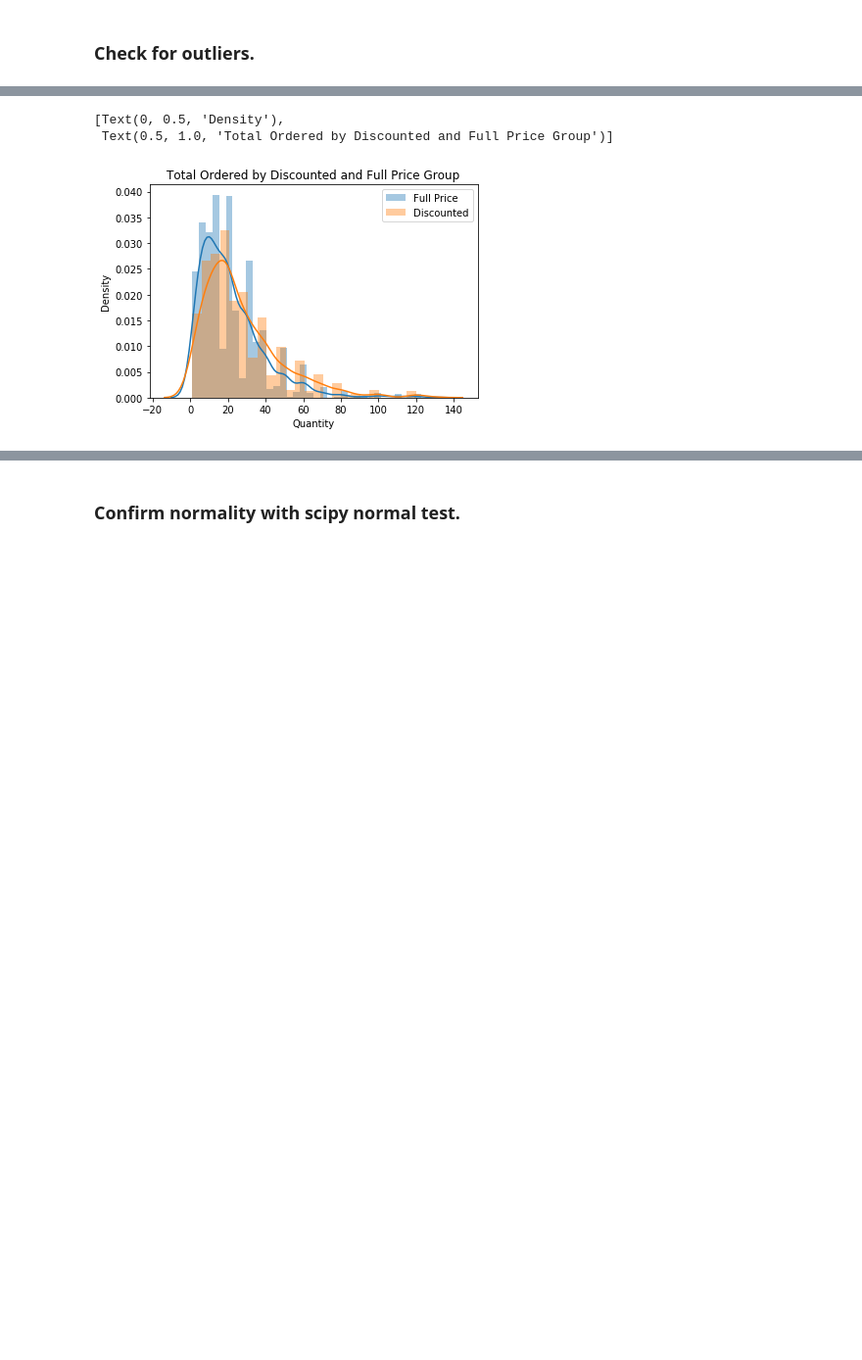
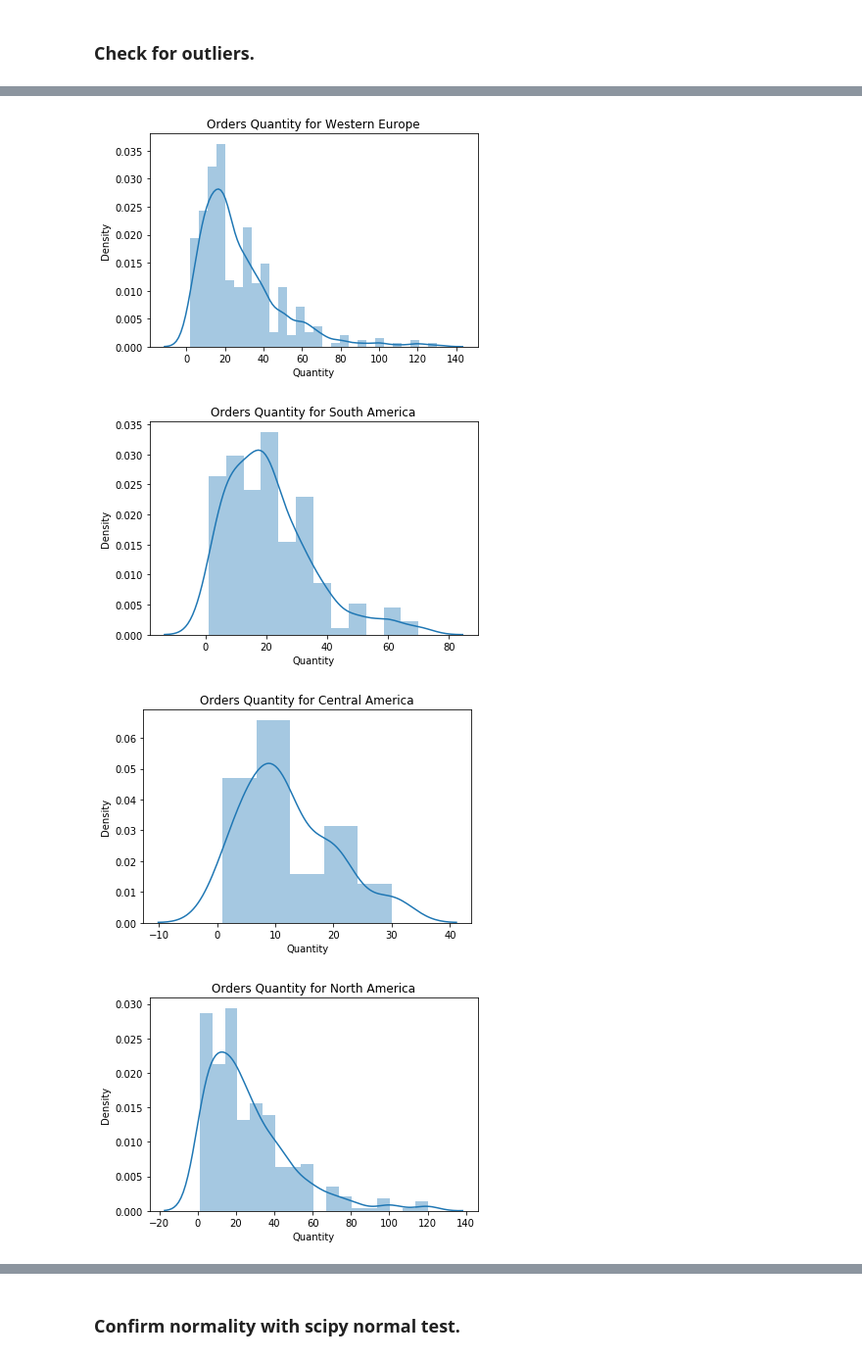
Before and after one commit to chefnewman/dsc-mod-3-project-online-ds-pt-100719, a Jupyter notebook: Student.ipynb, the cells around one changed output, grey strips where cells are left out. Shown at 98% size. Cells and saved outputs as stored; diff of their text form; code cells hidden in the pictures; blank space fills up the shorter version.

```diff
--- a/Student.ipynb
+++ b/Student.ipynb
@@ -982,0 +1002,4 @@ df_merge
+# %%
+# Prepare df_Customer to merge with df_merge
+df_Customer.rename({'Id':'CustomerId'}, axis=1, inplace=True)
+df_Customer.head()
@@ -982,0 +1013,3 @@ df_merge
+# %%
+df_Region = df_merge.merge(df_Customer, on='CustomerId', copy=True)
+df_Region.head()
@@ -1040,7 +1047,0 @@ sns.barplot(data=df_order, x='groups', y='Quantity', ci=68 )
-# %%
-# Create 'grps' dictionary to seperate 'quantity' into 'Full Price' and 'Discounted' categories.
-
-grps = {}
-for grp_name in df_order['groups'].unique():
-    grps[grp_name] = df_order.groupby('groups').get_group(grp_name)['Quantity']
-grps
@@ -1065,2 +1048,8 @@ grps
 # %% [markdown]
 ### Check for outliers.
+# %%
+# Create 'grps' dictionary to seperate 'countries' by 'quantity'.
+grps = {}
+for grp_name in df_Region['Region'].unique():
+    grps[grp_name] = df_Region.groupby('Region').get_group(grp_name)['Quantity']
+grps
@@ -1067,14 +1074,11 @@ grps
 # %%
-# Show Distribution Plot of both groups to determine if normailty assumption is met.
-
+# Show Distribution Plot of Discounted group to determine if normailty assumption is met.
 for grp_name,grp_data in grps.items():
-    sns.distplot(grp_data,label=grp_name)
-
-
-ax= plt.gca()
-ax.legend()
-ax.set(title='Total Ordered by Discounted and Full Price Group', ylabel='Density')
+    fig,ax =plt.subplots()
+    sns.distplot(grp_data,label=grp_name, ax=ax)
+    ax.set(title=f'Orders Quantity for {grp_name}', ylabel='Density')
 # %% [output]
-[Text(0, 0.5, 'Density'),
- Text(0.5, 1.0, 'Total Ordered by Discounted and Full Price Group')]
-[figure, old version]
+[figure, new version]
+[figure, added]
+[figure, added]
+[figure, added]
```
Also changed, not shown: parts of 33 cells of this notebook, 1 other file.
